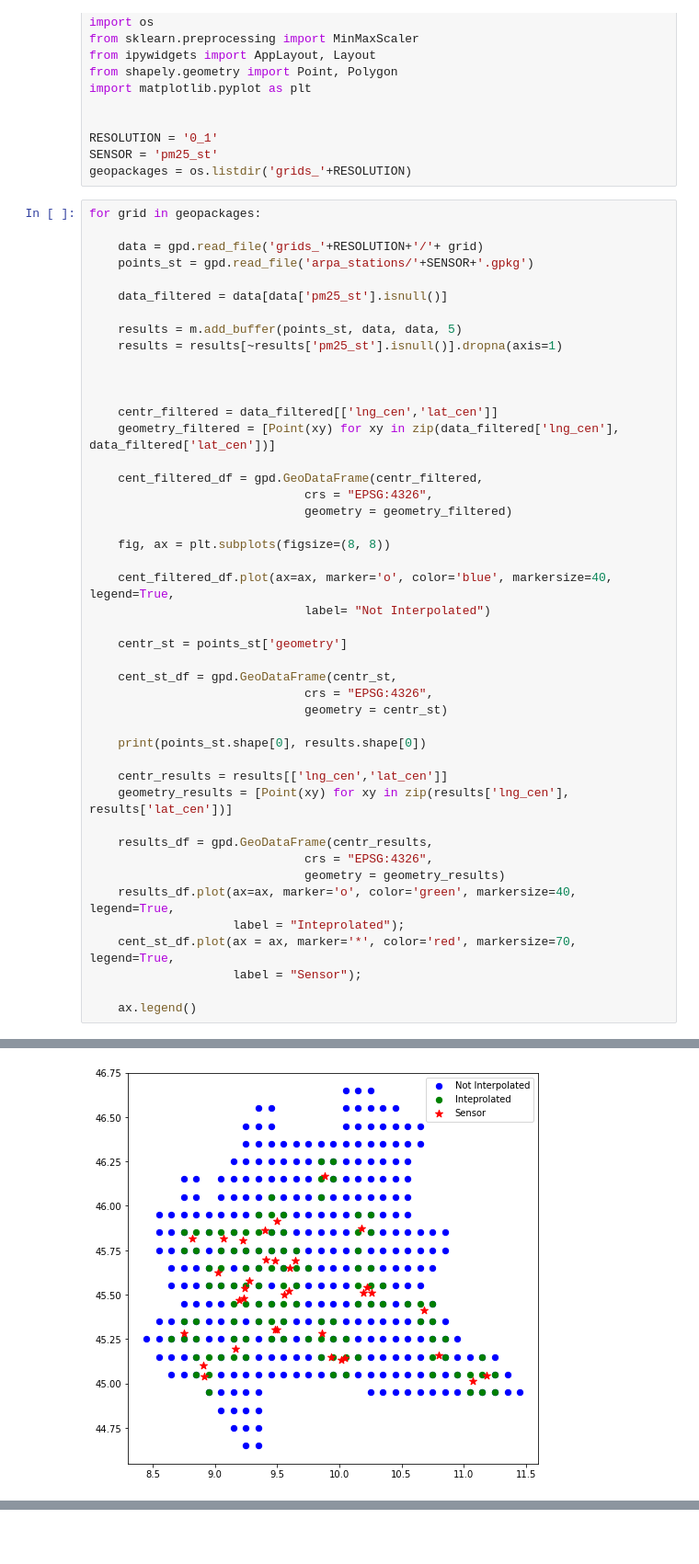
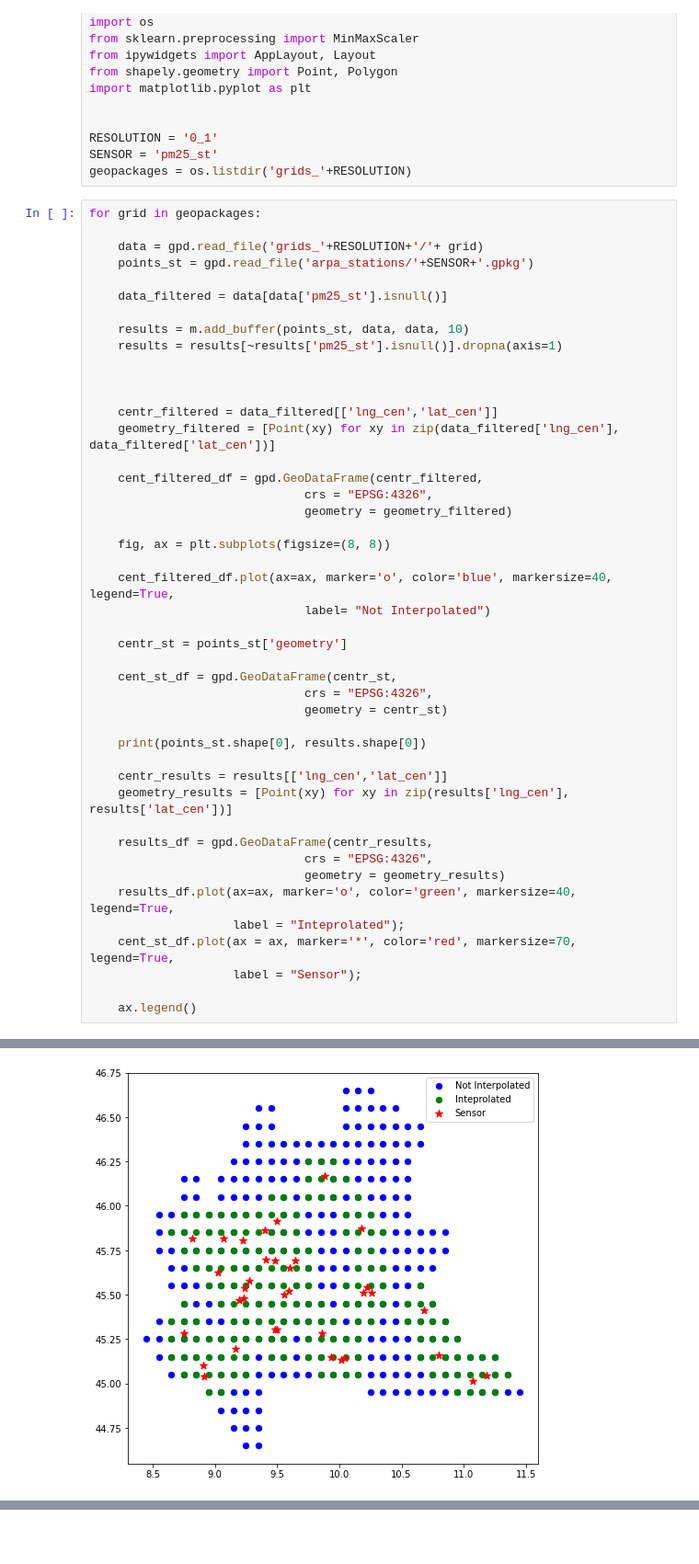
Before and after one commit to gisgeolab/D-DUST, a Jupyter notebook: notebooks/buffer_knn.ipynb, the cells around one changed output, grey strips where cells are left out. Shown at 92% size. Saved outputs shown, nothing was run; the diff lists cells and outputs as text.

```diff
--- a/notebooks/buffer_knn.ipynb
+++ b/notebooks/buffer_knn.ipynb
@@ -29,7 +29,7 @@ for grid in geopackages:
 
     data_filtered = data[data['pm25_st'].isnull()]
 
-    results = m.add_buffer(points_st, data, data, 5)
+    results = m.add_buffer(points_st, data, data, 10)
     results = results[~results['pm25_st'].isnull()].dropna(axis=1)
 
 
@@ -75 +75 @@ for grid in geopackages:
-[figure, old version]
+[figure, new version]
```
Also changed, not shown: parts of 1 cell of this notebook, 2 other files.
